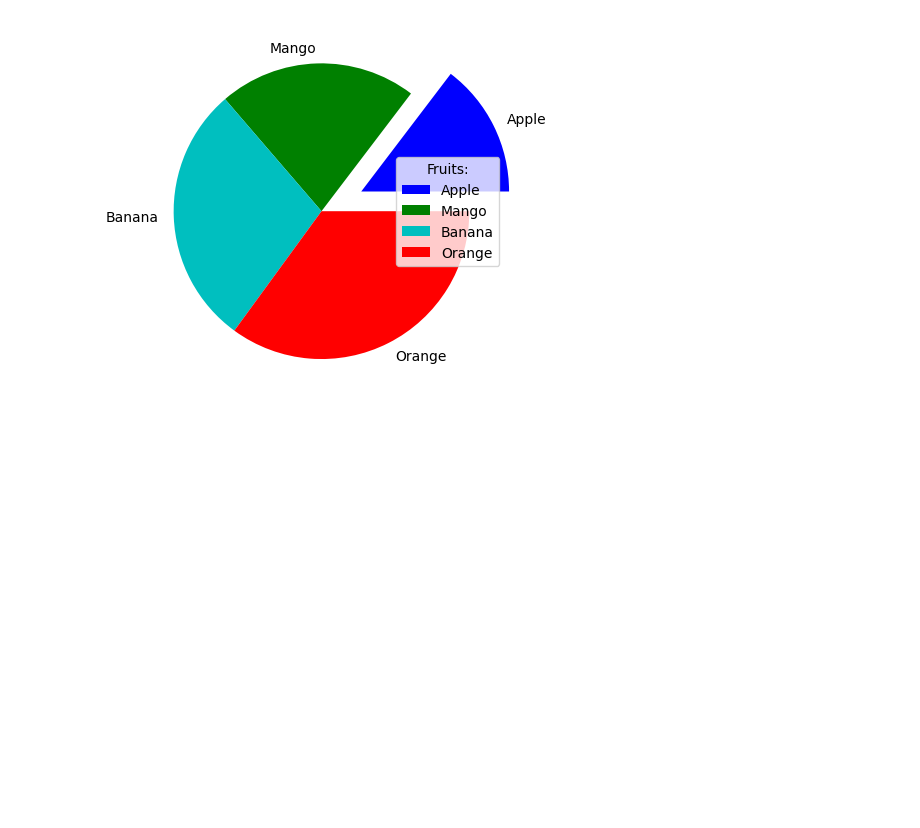
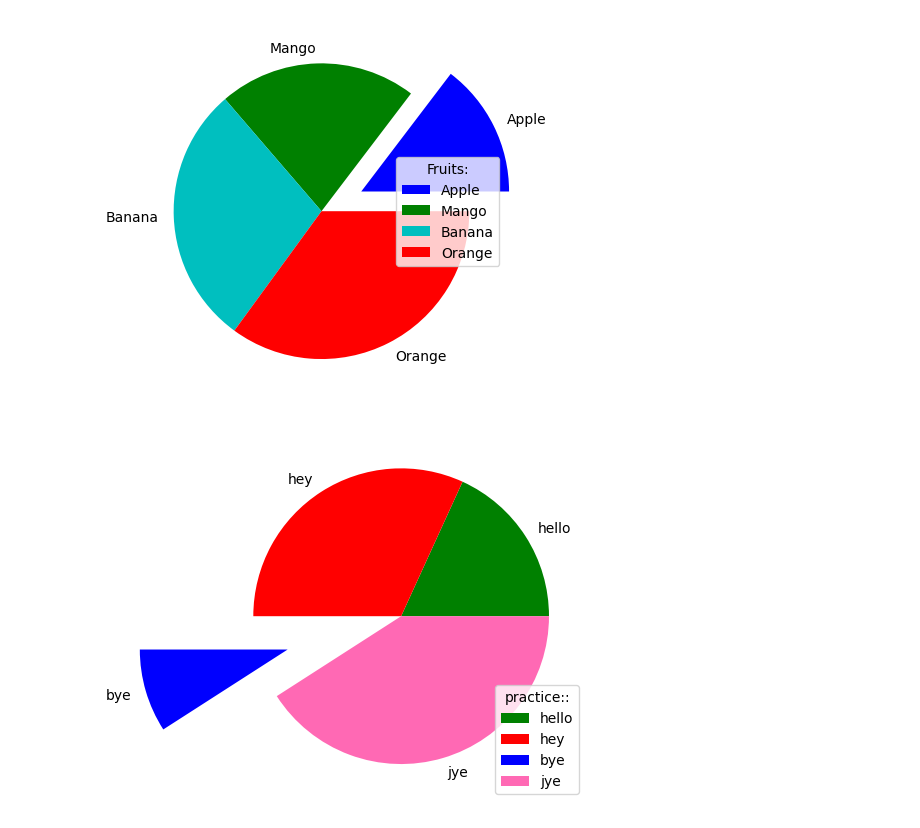
Before and after one commit to harish9899100/Python, a Jupyter notebook: matplotlib_practice/matplotlib.ipynb, the cells around one changed output. Drawn from its saved outputs; the diff is of its cells as text; code cells hidden in the pictures; blank space fills up the shorter version.

```diff
--- a/matplotlib_practice/matplotlib.ipynb
+++ b/matplotlib_practice/matplotlib.ipynb
@@ -337,3 +337,13 @@ plt.legend(title = "Fruits:")
 plt.show()
 # %% [output]
 [figure]
+# %%
+a = np.array([4,7,2,9])
+mylable = ["hello", "hey", "bye", "jye"]
+myexplods = [0,0,0.8,0]
+mycolors = ["g", "r", "b", "hotpink"]
+plt.pie(a, labels=mylable,explode = myexplods, colors = mycolors)
+plt.legend(title= "practice::")
+plt.show()
+# %% [output]
+[figure, added]
```
Also changed, not shown: parts of 1 cell of this notebook.
